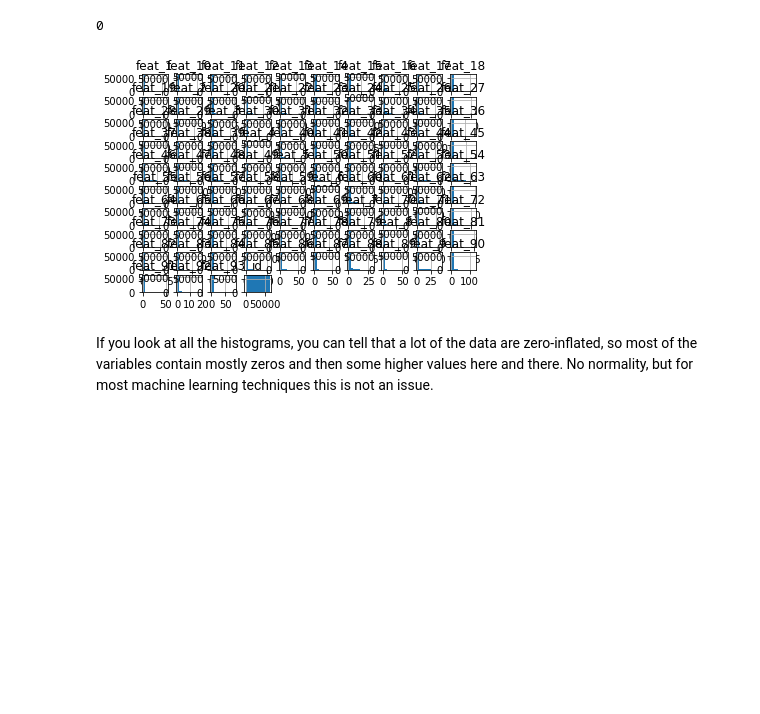
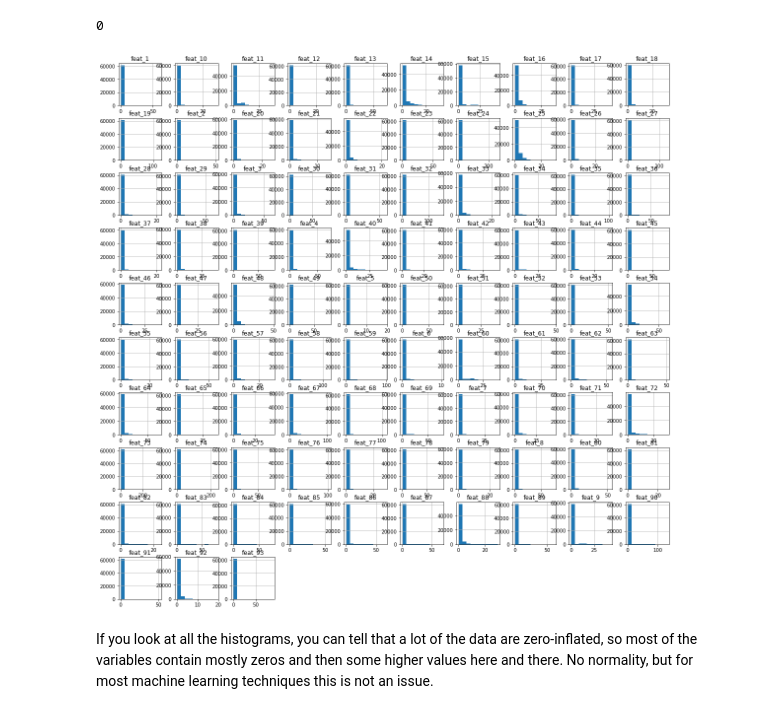
Before and after one commit to slmcamis/dsc-pipelines-lab-online-ds-ft-051319, a Jupyter notebook: index.ipynb, the cells around one changed output. Drawn from its saved outputs; the diff is of its cells as text; code cells hidden in the pictures; blank space fills up the shorter version.

```diff
--- a/index.ipynb
+++ b/index.ipynb
@@ -96,9 +96,9 @@ data.isna().sum().sum()
 # %%
 feat = data.drop(['id','target'], axis=1)
 # %%
-feat.hist();
+feat.hist(figsize=(20,20));
 # %% [output]
-[figure, old version]
+[figure, new version]
 # %% [markdown]
 If you look at all the histograms, you can tell that a lot of the data are zero-inflated, so most of the variables contain mostly zeros and then some higher values here and there. No normality, but for most machine learning techniques this is not an issue.
 # %%
```
Also changed, not shown: parts of 2 cells of this notebook, 6 other files.
